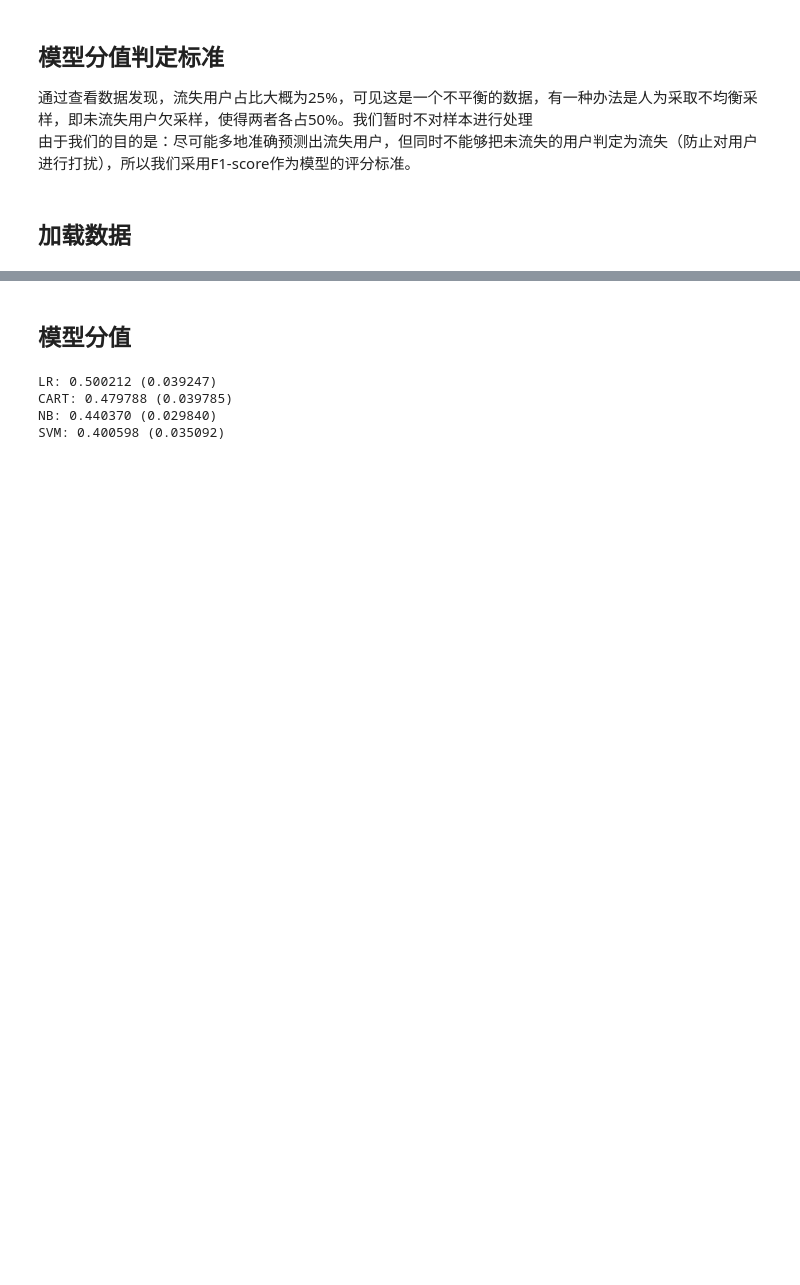
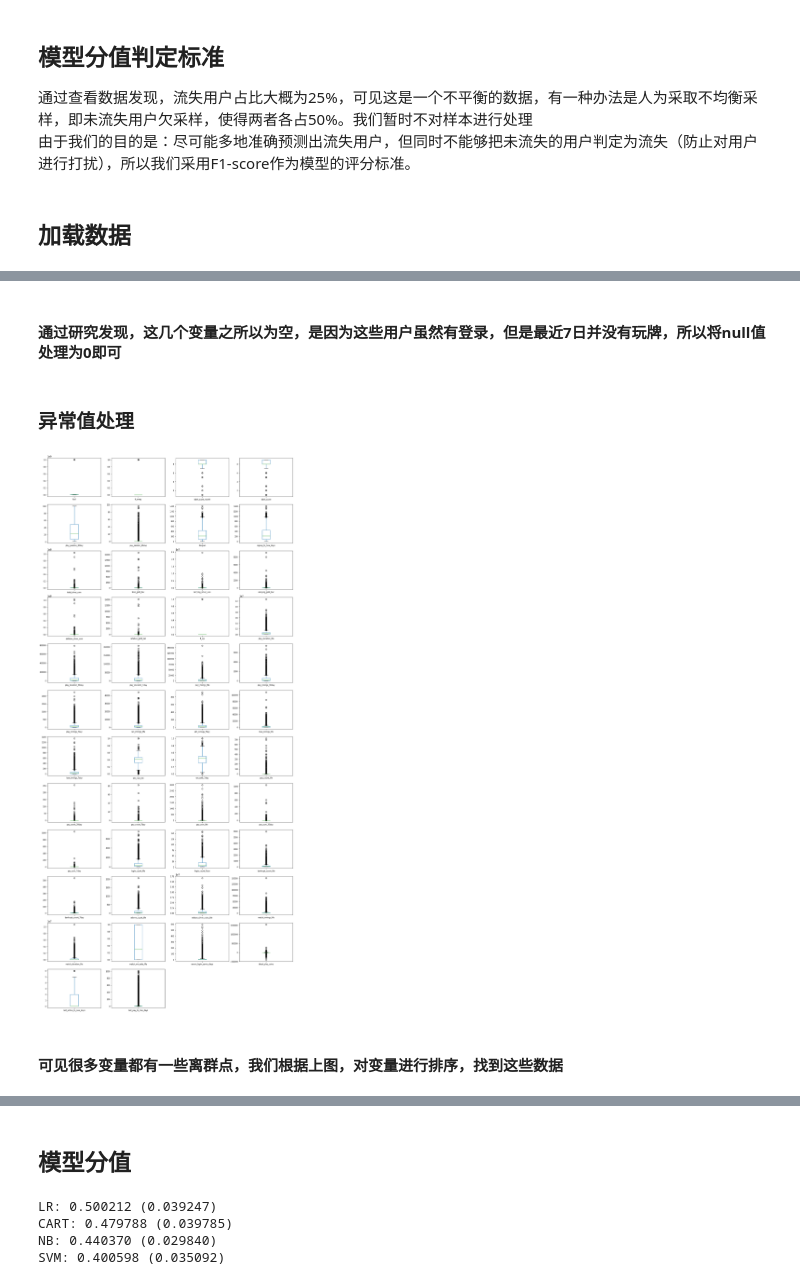
Before and after one commit to fionalee1412/myfile, a Jupyter notebook: 流失预测/地方棋牌流失预测完整文档.ipynb, the cells around one changed output, grey strips where cells are left out. Saved outputs shown, nothing was run; the diff lists cells and outputs as text; code cells hidden in the pictures; blank space fills up the shorter version.

```diff
--- a/流失预测/地方棋牌流失预测完整文档.ipynb
+++ b/流失预测/地方棋牌流失预测完整文档.ipynb
@@ -109,0 +124,3 @@ from sklearn.metrics import f1_score
+# %%
+data = pd.read_csv('./csvs/data.csv')
+data.shape
@@ -110,3 +166,12 @@ from sklearn.metrics import f1_score
+# %% [markdown]
+#### 通过研究发现，这几个变量之所以为空，是因为这些用户虽然有登录，但是最近7日并没有玩牌，所以将null值处理为0即可
 # %%
-data = pd.read_csv('./query-hive-15979.csv')
 data.fillna('0',inplace=True)
+# %% [markdown]
+### 异常值处理
+# %%
+data.plot(kind='box',subplots=True,layout=(13,4),figsize=(20,50),sharex=False,sharey=False,fontsize=8);
+# %% [output]
+[figure, added]
+# %% [markdown]
+#### 可见很多变量都有一些离群点，我们根据上图，对变量进行排序，找到这些数据
```
Also changed, not shown: parts of 21 cells of this notebook, 1 other file.
